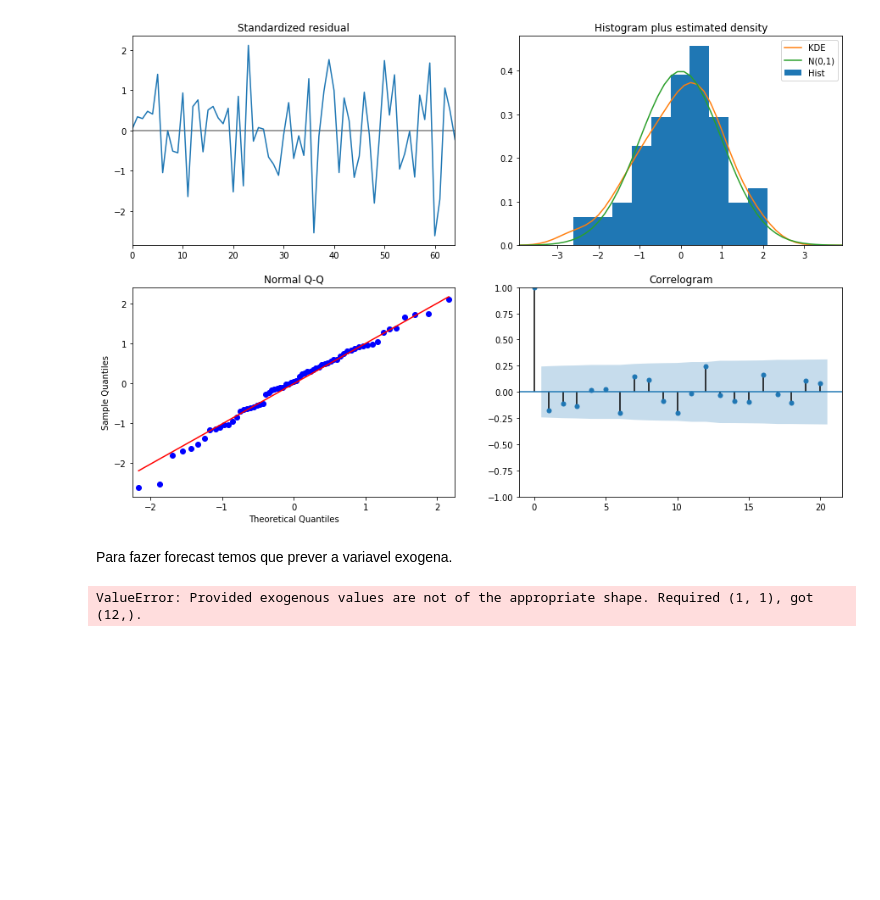
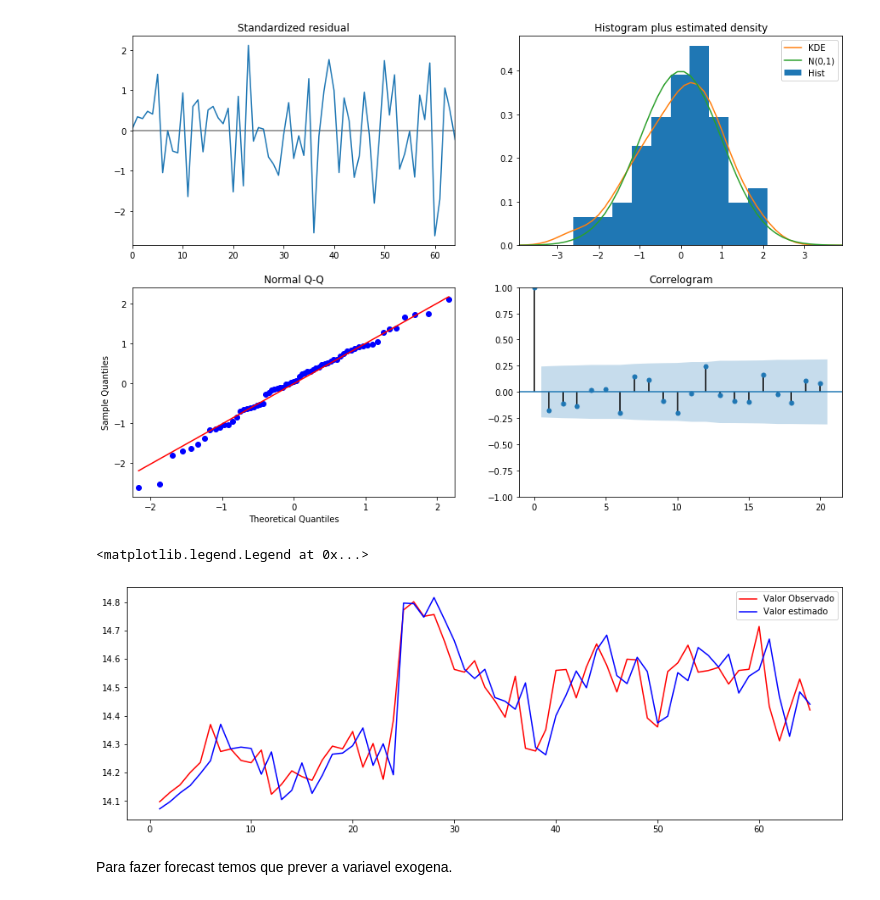
Before and after one commit to GMizuno/analise_de_dados, a Jupyter notebook: Series Temporais/Series Temporais parte 4.ipynb, the cells around one changed output. Drawn from its saved outputs; the diff is of its cells as text; code cells hidden in the pictures; blank space fills up the shorter version.

```diff
--- a/Series Temporais/Series Temporais parte 4.ipynb
+++ b/Series Temporais/Series Temporais parte 4.ipynb
@@ -211,9 +211,16 @@ modelo2.plot_diagnostics(figsize = (15,10), lags = 20)
 # %% [output]
 [figure]
 [figure]
+# %%
+estimado = modelo2.predict()
+x1 = range(1, len(data)+1)
+fig, axes  =  plt.subplots(figsize = (15, 5))
+
+axes.plot(x1, data['log_custo'], 'r', label = 'Valor Observado')
+axes.plot(x1, estimado, 'b',  label = 'Valor estimado')
+axes.legend()
+# %% [output]
+<matplotlib.legend.Legend at 0x...>
+[figure, added]
 # %% [markdown]
 Para fazer forecast temos que prever a variavel exogena.
-# %%
-modelo2.forecast(exog = np.array([1, 1, 1, 1 , 1, 1, 1, 1, 1, 1, 1, 1]))
-# %% [output]
-ValueError: Provided exogenous values are not of the appropriate shape. Required (1, 1), got (12,).
```
Also changed, not shown: parts of 8 cells of this notebook, 4 other files.
